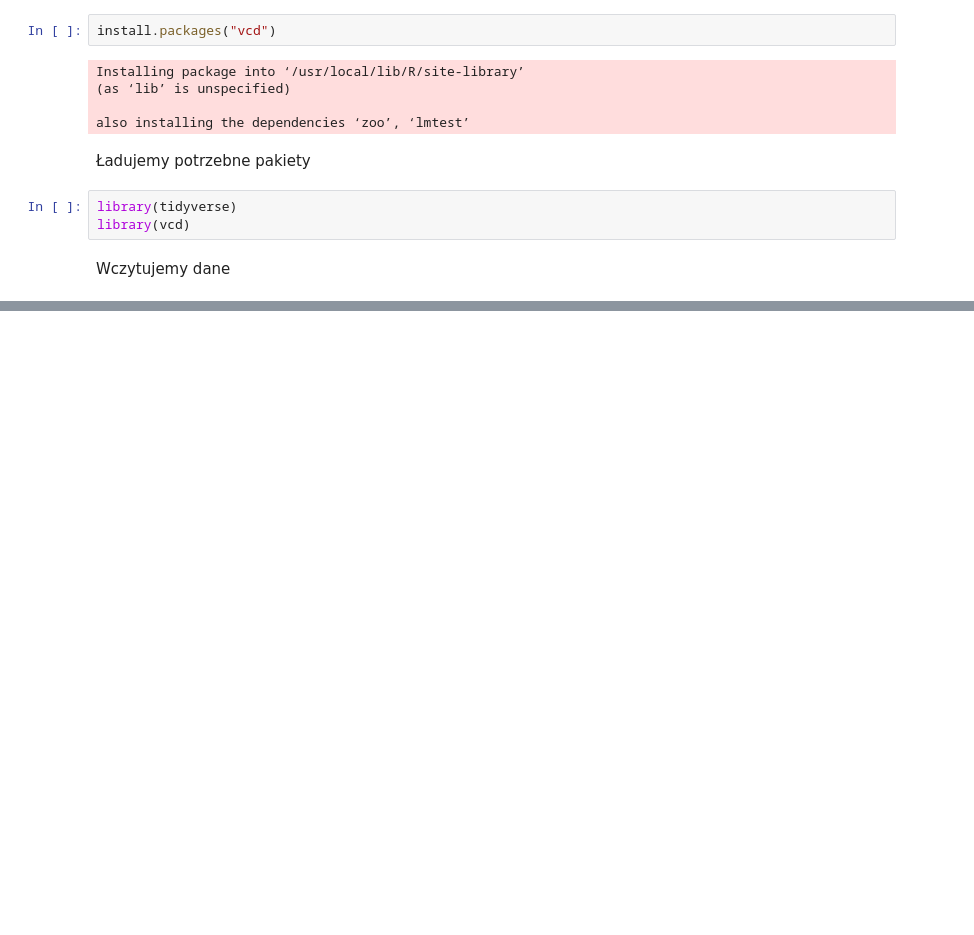
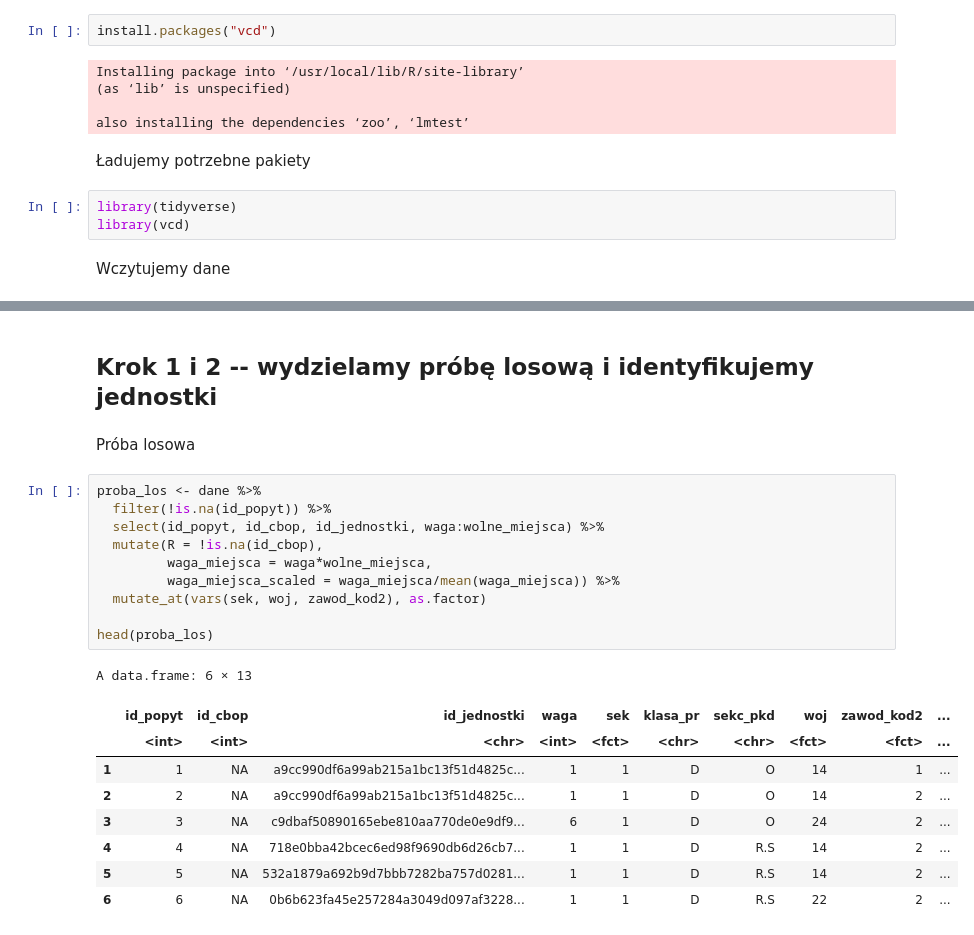
Before and after one commit to DepartmentOfStatisticsPUE/bi-2021, a Jupyter notebook: materialy-wyklady/bi_2021_04_19.ipynb, the cells around one changed output, grey strips where cells are left out. Saved outputs shown, nothing was run; the diff lists cells and outputs as text; blank space fills up the shorter version.

```diff
--- a/materialy-wyklady/bi_2021_04_19.ipynb
+++ b/materialy-wyklady/bi_2021_04_19.ipynb
@@ -36,0 +63,24 @@ A data.frame: 6 × 14
+# %% [markdown]
+## Krok 1 i 2 -- wydzielamy próbę losową i identyfikujemy jednostki
+# %% [markdown]
+Próba losowa
+# %%
+proba_los <- dane %>%
+  filter(!is.na(id_popyt)) %>%
+  select(id_popyt, id_cbop, id_jednostki, waga:wolne_miejsca) %>%
+  mutate(R = !is.na(id_cbop),
+         waga_miejsca = waga*wolne_miejsca,
+         waga_miejsca_scaled = waga_miejsca/mean(waga_miejsca)) %>%
+  mutate_at(vars(sek, woj, zawod_kod2), as.factor)
+
+head(proba_los)
+# %% [output]
+A data.frame: 6 × 13
+|  | id_popyt | id_cbop | id_jednostki | waga | sek | klasa_pr | sekc_pkd | woj | zawod_kod2 | ... |
+|  | <int> | <int> | <chr> | <int> | <fct> | <chr> | <chr> | <fct> | <fct> | ... |
+| 1 | 1 | NA | a9cc990df6a99ab215a1bc13f51d4825c... | 1 | 1 | D | O | 14 | 1 | ... |
+| 2 | 2 | NA | a9cc990df6a99ab215a1bc13f51d4825c... | 1 | 1 | D | O | 14 | 2 | ... |
+| 3 | 3 | NA | c9dbaf50890165ebe810aa770de0e9df9... | 6 | 1 | D | O | 24 | 2 | ... |
+| 4 | 4 | NA | 718e0bba42bcec6ed98f9690db6d26cb7... | 1 | 1 | D | R.S | 14 | 2 | ... |
+| 5 | 5 | NA | 532a1879a692b9d7bbb7282ba757d0281... | 1 | 1 | D | R.S | 14 | 2 | ... |
+| 6 | 6 | NA | 0b6b623fa45e257284a3049d097af3228... | 1 | 1 | D | R.S | 22 | 2 | ... |
```
Also changed, not shown: parts of 29 cells of this notebook.
